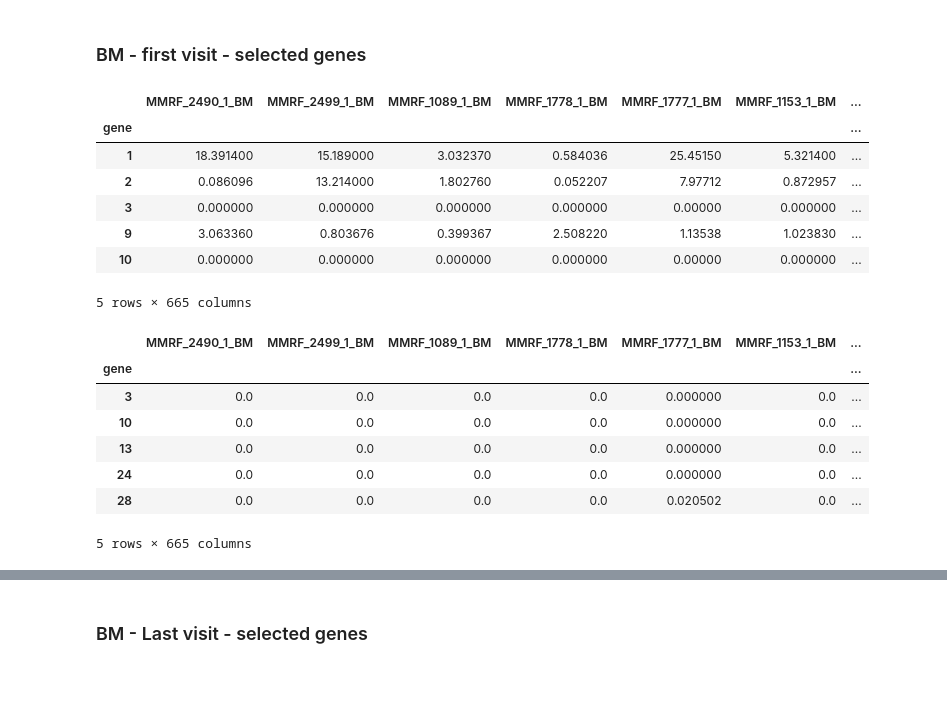
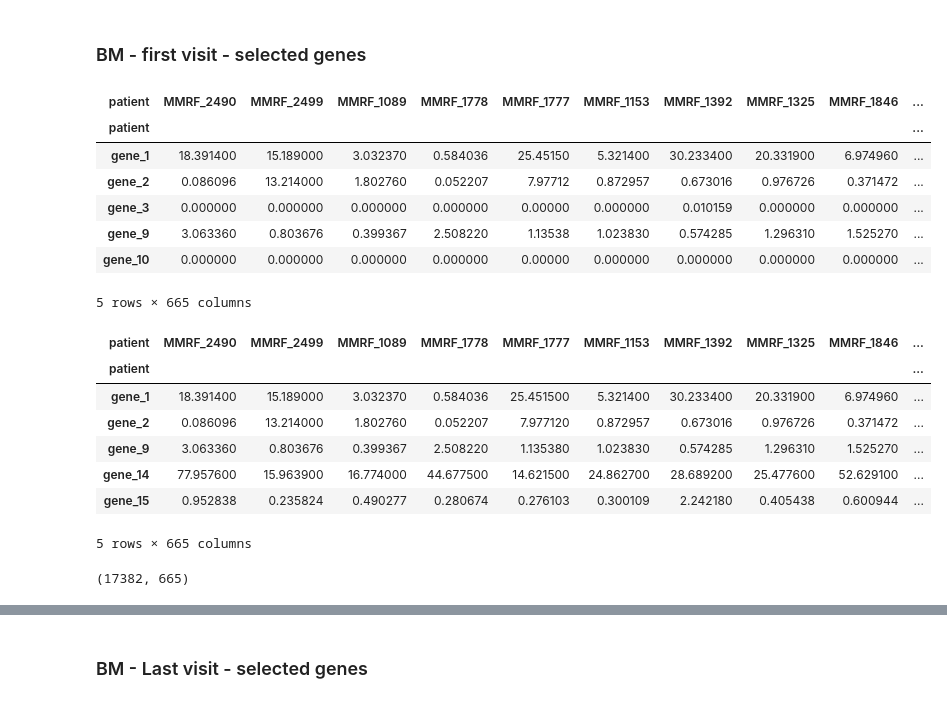
Before and after one commit to anastasia-enot/multiple_myeloma_challenge, a Jupyter notebook: 01_preprocessing_datasets.ipynb, the cells around one changed output, grey strips where cells are left out. Drawn from its saved outputs; the diff is of its cells as text; code cells hidden in the pictures.

```diff
--- a/01_preprocessing_datasets.ipynb
+++ b/01_preprocessing_datasets.ipynb
@@ -40,7 +41,10 @@ rna.head()
 # %%
 rna = rna.set_index('Unnamed: 0')
 rna.index.names = ['gene']
+rna = rna.rename(index = lambda x: 'gene_' + str(x))
+
 list_cols = rna.columns.to_list()
+
 rna.head()
 # %% [output]
 |  | MMRF_2490_1_BM | MMRF_2499_1_BM | MMRF_1089_1_BM | MMRF_1778_1_BM | MMRF_1777_1_BM | MMRF_1153_1_BM | ... |
@@ -211 +203,13 @@ rna_only_last_all_genes.head()
 5 rows × 681 columns
+# %%
+# transform the dataset as to have only patient ids as rows and genes as columns
+
+renamed_cols = []
+for col in rna_only_last_all_genes.columns:
+    pat = '_'.join(col.split('_', 2)[0:2])
+    renamed_cols.append(pat)
+
+rna_only_last_all_genes.columns = renamed_cols
+rna_only_last_all_genes = rna_only_last_all_genes.T
+rna.index.names = ['patient']
+rna_only_last_all_genes.head()
@@ -230,5 +242,13 @@ print(len(patient_numbers))
 664
 # %%
 rna_only_first = rna_only_BM.loc[:, only_first_visit_cols]
+renamed_cols = []
+for col in rna_only_first.columns:
+    pat = '_'.join(col.split('_', 2)[0:2])
+    renamed_cols.append(pat)
+
+rna_only_first.columns = renamed_cols
+rna_only_first = rna_only_first.T
+rna_only_first.index.names = ['patient']
 rna_only_first.head()
 # %% [output]
@@ -249,32 +268,38 @@ rna_only_first.to_csv('data/BM_first_visit_all_genes.csv')
 # %% [markdown]
 ### BM - first visit - selected genes
 # %%
-cols = rna_only_first.columns.to_list()
-for i, row in rna_only_first.iterrows():
+# The BM dataset with only the first visit for each patient, and only the selected genes by the aforementioned technique.
+rna_only_first_transposed = rna_only_first.T
+cols = rna_only_first_transposed.columns.to_list()
+for i, row in rna_only_first_transposed.iterrows():
     num_zeros = 0
     for col in cols:
         if row[col] == 0:
             num_zeros += 1
-    rna_only_first.loc[i, 'num_zeros'] = num_zeros/len(rna_only_first.columns.to_list())
-rna_only_first.head()
+    rna_only_first_transposed.loc[i, 'num_zeros'] = num_zeros/len(rna_only_first_transposed.columns.to_list())
+rna_only_first_transposed.head()
 # %% [output]
-|  | MMRF_2490_1_BM | MMRF_2499_1_BM | MMRF_1089_1_BM | MMRF_1778_1_BM | MMRF_1777_1_BM | MMRF_1153_1_BM | ... |
-| gene |  |  |  |  |  |  | ... |
-| 1 | 18.391400 | 15.189000 | 3.032370 | 0.584036 | 25.45150 | 5.321400 | ... |
-| 2 | 0.086096 | 13.214000 | 1.802760 | 0.052207 | 7.97712 | 0.872957 | ... |
-| 3 | 0.000000 | 0.000000 | 0.000000 | 0.000000 | 0.00000 | 0.000000 | ... |
-| 9 | 3.063360 | 0.803676 | 0.399367 | 2.508220 | 1.13538 | 1.023830 | ... |
-| 10 | 0.000000 | 0.000000 | 0.000000 | 0.000000 | 0.00000 | 0.000000 | ... |
+| patient | MMRF_2490 | MMRF_2499 | MMRF_1089 | MMRF_1778 | MMRF_1777 | MMRF_1153 | MMRF_1392 | MMRF_1325 | MMRF_1846 | ... |
+| patient |  |  |  |  |  |  |  |  |  | ... |
+| gene_1 | 18.391400 | 15.189000 | 3.032370 | 0.584036 | 25.45150 | 5.321400 | 30.233400 | 20.331900 | 6.974960 | ... |
+| gene_2 | 0.086096 | 13.214000 | 1.802760 | 0.052207 | 7.97712 | 0.872957 | 0.673016 | 0.976726 | 0.371472 | ... |
+| gene_3 | 0.000000 | 0.000000 | 0.000000 | 0.000000 | 0.00000 | 0.000000 | 0.010159 | 0.000000 | 0.000000 | ... |
+| gene_9 | 3.063360 | 0.803676 | 0.399367 | 2.508220 | 1.13538 | 1.023830 | 0.574285 | 1.296310 | 1.525270 | ... |
+| gene_10 | 0.000000 | 0.000000 | 0.000000 | 0.000000 | 0.00000 | 0.000000 | 0.000000 | 0.000000 | 0.000000 | ... |
 5 rows × 665 columns
 # %%
-selected_genes_rna_only_first = rna_only_first[rna_only_first['num_zeros'] > 0.5]
+selected_genes_rna_only_first = rna_only_first_transposed[rna_only_first_transposed['num_zeros'] < 0.5]
 selected_genes_rna_only_first.head()
 # %% [output]
-|  | MMRF_2490_1_BM | MMRF_2499_1_BM | MMRF_1089_1_BM | MMRF_1778_1_BM | MMRF_1777_1_BM | MMRF_1153_1_BM | ... |
-| gene |  |  |  |  |  |  | ... |
-| 3 | 0.0 | 0.0 | 0.0 | 0.0 | 0.000000 | 0.0 | ... |
-| 10 | 0.0 | 0.0 | 0.0 | 0.0 | 0.000000 | 0.0 | ... |
-| 13 | 0.0 | 0.0 | 0.0 | 0.0 | 0.000000 | 0.0 | ... |
-| 24 | 0.0 | 0.0 | 0.0 | 0.0 | 0.000000 | 0.0 | ... |
-| 28 | 0.0 | 0.0 | 0.0 | 0.0 | 0.020502 | 0.0 | ... |
+| patient | MMRF_2490 | MMRF_2499 | MMRF_1089 | MMRF_1778 | MMRF_1777 | MMRF_1153 | MMRF_1392 | MMRF_1325 | MMRF_1846 | ... |
+| patient |  |  |  |  |  |  |  |  |  | ... |
+| gene_1 | 18.391400 | 15.189000 | 3.032370 | 0.584036 | 25.451500 | 5.321400 | 30.233400 | 20.331900 | 6.974960 | ... |
+| gene_2 | 0.086096 | 13.214000 | 1.802760 | 0.052207 | 7.977120 | 0.872957 | 0.673016 | 0.976726 | 0.371472 | ... |
+| gene_9 | 3.063360 | 0.803676 | 0.399367 | 2.508220 | 1.135380 | 1.023830 | 0.574285 | 1.296310 | 1.525270 | ... |
+| gene_14 | 77.957600 | 15.963900 | 16.774000 | 44.677500 | 14.621500 | 24.862700 | 28.689200 | 25.477600 | 52.629100 | ... |
+| gene_15 | 0.952838 | 0.235824 | 0.490277 | 0.280674 | 0.276103 | 0.300109 | 2.242180 | 0.405438 | 0.600944 | ... |
 5 rows × 665 columns
+# %%
+selected_genes_rna_only_first.shape
+# %% [output]
+(17382, 665)
```
Also changed, not shown: parts of 34 cells of this notebook, 5 other files.
